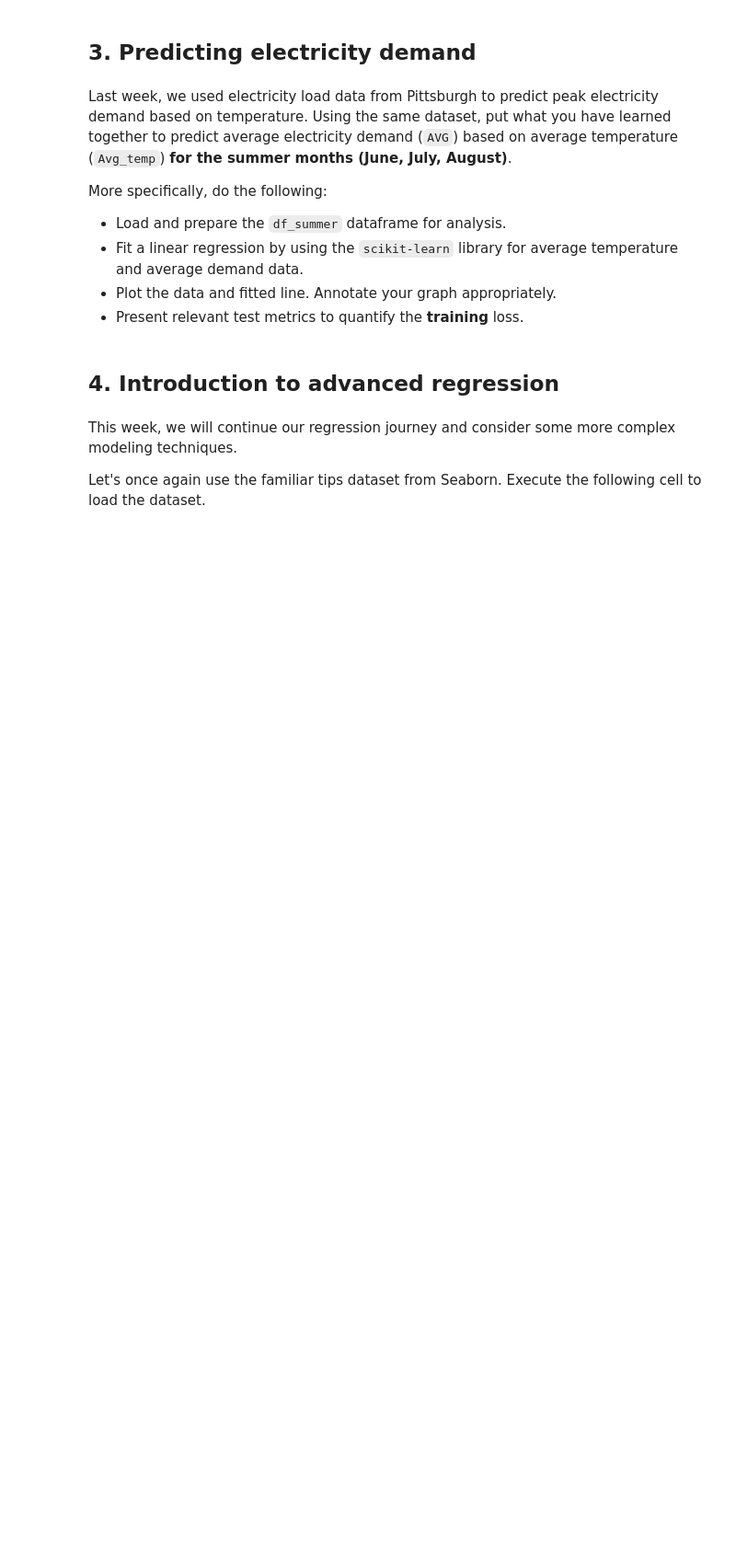
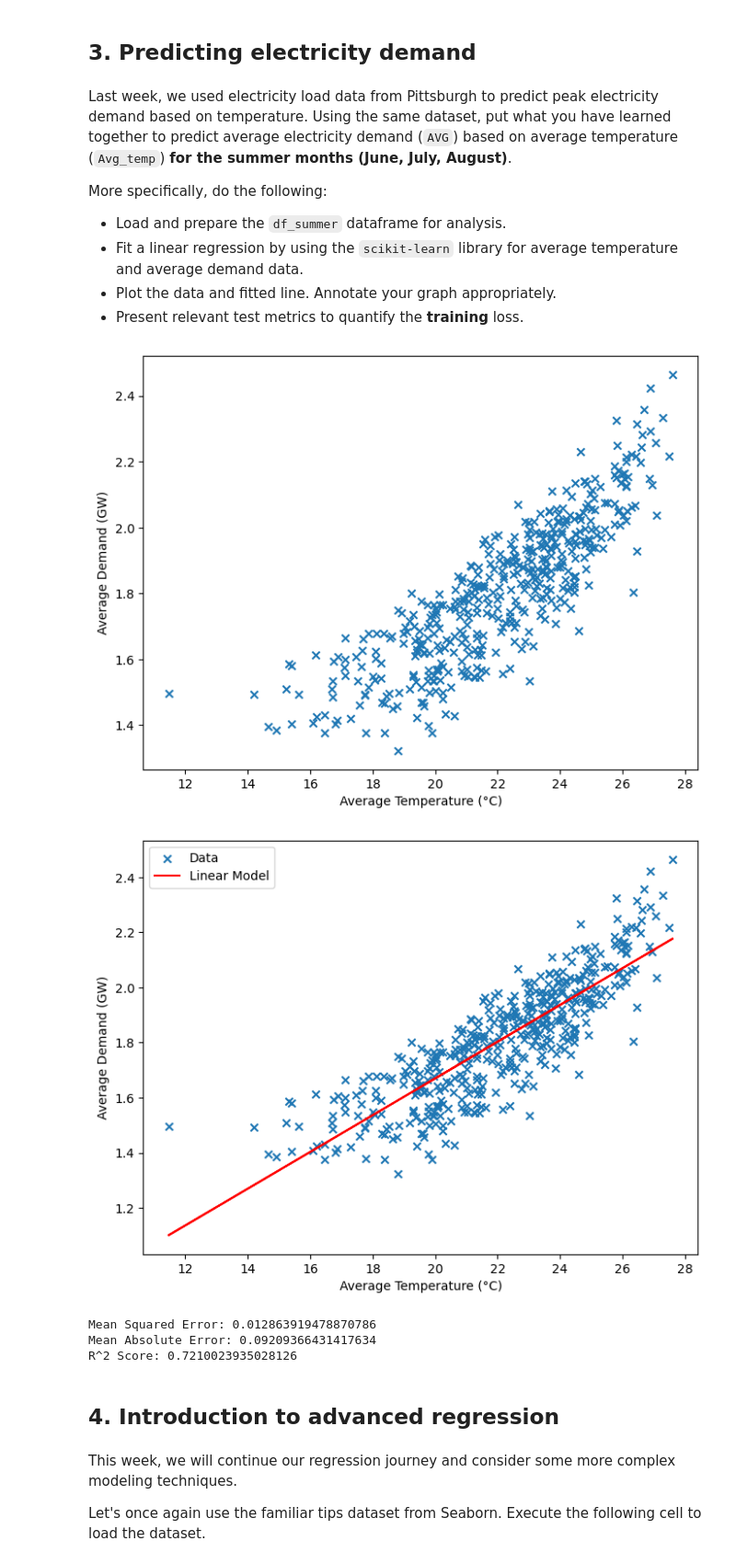
Before and after one commit to kbui-03/DSML_2025, a Jupyter notebook: 02_Workshops/WS_07_Regression_1/DSML_WS_07_pre.ipynb, the cells around one changed output. Shown at 92% size. Saved outputs shown, nothing was run; the diff lists cells and outputs as text; code cells hidden in the pictures; blank space fills up the shorter version.

```diff
--- a/02_Workshops/WS_07_Regression_1/DSML_WS_07_pre.ipynb
+++ b/02_Workshops/WS_07_Regression_1/DSML_WS_07_pre.ipynb
@@ -105,3 +142,50 @@ More specifically, do the following:
+# %%
+# your code here
+pittsburgh = pd.read_csv("Pittsburgh_load_data.csv")
+pittsburgh["Date"] = pd.to_datetime(pittsburgh["Date"], format="%d.%m.%Y")
+pittsburgh["Month"] = pittsburgh["Date"].dt.month
+df_summer = pittsburgh[(pittsburgh["Month"] == 6) | (pittsburgh["Month"] == 7) | (pittsburgh["Month"] == 8)]
+
+# Visualisation
+xp = df_summer["Avg_temp"]
+yp = df_summer["AVG"]
+
+fig, ax = plt.subplots(figsize = (8,6))
+
+ax.scatter(xp, yp, marker='x',)
+ax.set_xlabel("Average Temperature (°C)")
+ax.set_ylabel("Average Demand (GW)")
+
+plt.show()
+
+# Linear Model
+model = LinearRegression()
+X = df_summer[["Avg_temp"]]
+y = df_summer["AVG"]
+model.fit(X, y)
+y_pred = model.predict(X)
+fig, ax = plt.subplots(figsize = (8,6))
+ax.scatter(xp, yp, marker='x', label="Data")
+ax.plot(xp, y_pred, color='red', label="Linear Model")
+ax.set_xlabel("Average Temperature (°C)")
+ax.set_ylabel("Average Demand (GW)")
+ax.legend()
+plt.show()
+
+# Metrics
+from sklearn.metrics import mean_squared_error, mean_absolute_error ,r2_score
+mse = mean_squared_error(y, y_pred)
+mae = mean_absolute_error(y, y_pred)
+r2 = r2_score(y, y_pred)
+print(f"Mean Squared Error: {mse}")
+print(f"Mean Absolute Error: {mae}")
+print(f"R^2 Score: {r2}")
+# %% [output]
+[figure, added]
+[figure, added]
+Mean Squared Error: 0.012863919478870786
+Mean Absolute Error: 0.09209366431417634
+R^2 Score: 0.7210023935028126
 # %% [markdown]
 ## 4. Introduction to advanced regression
 # %% [markdown]
```
Also changed, not shown: parts of 11 cells of this notebook.
